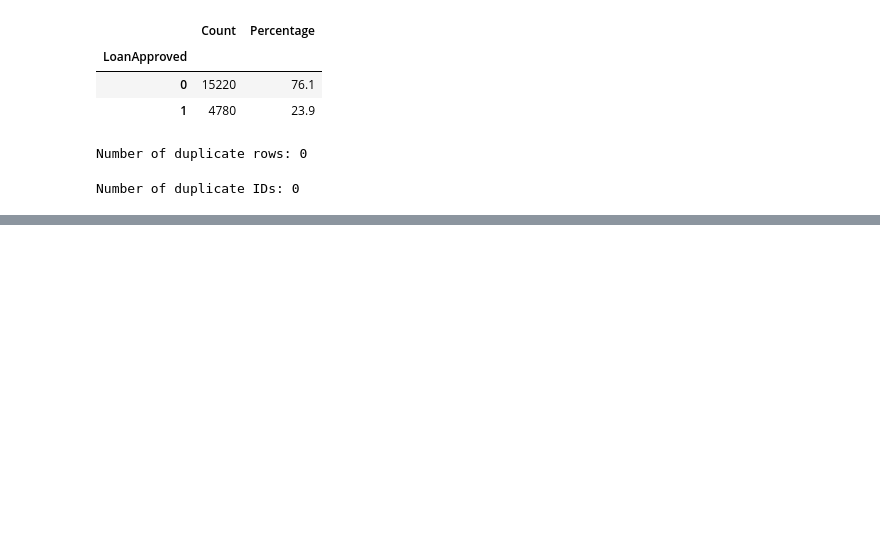
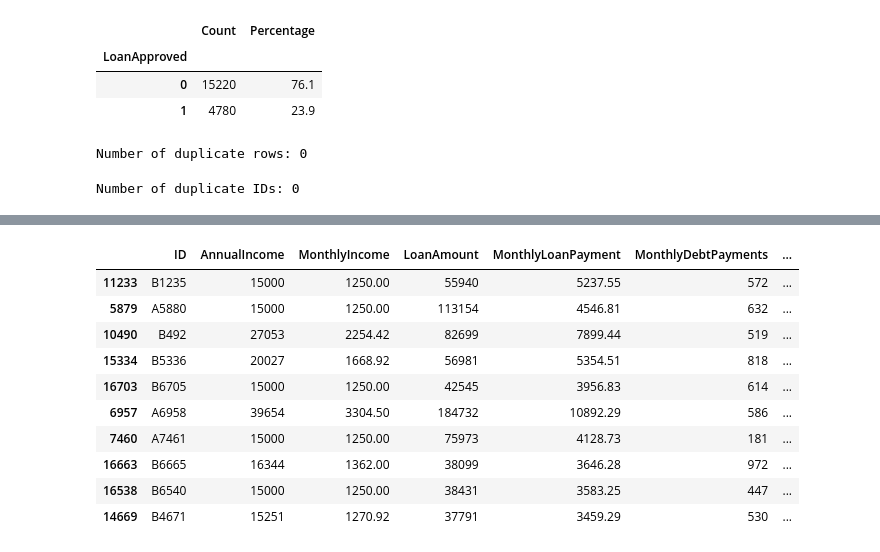
Before and after one commit to abilash3232-byte/CMP7005-PROGRAMMING-FOR-DATA-ANALYSIS, a Jupyter notebook: notebooks/CMP7005_PRAC.ipynb, the cells around one changed output, grey strips where cells are left out. Cells and saved outputs as stored; diff of their text form; code cells hidden in the pictures; blank space fills up the shorter version.

```diff
--- a/notebooks/CMP7005_PRAC.ipynb
+++ b/notebooks/CMP7005_PRAC.ipynb
@@ -569,0 +698,4 @@ Number of duplicate IDs: 0
+# %%
+cleaned_df["MaritalStatus"] = (
+    cleaned_df["MaritalStatus"].fillna(marital_mode)
+)
@@ -569,0 +1278,28 @@ Number of duplicate IDs: 0
+# %%
+cleaned_df.nlargest(
+    10,
+    "TotalDebtToIncomeRatio"
+)[
+    [
+        "ID",
+        "AnnualIncome",
+        "MonthlyIncome",
+        "LoanAmount",
+        "MonthlyLoanPayment",
+        "MonthlyDebtPayments",
+        "TotalDebtToIncomeRatio",
+        "LoanApproved"
+    ]
+]
+# %% [output]
+|  | ID | AnnualIncome | MonthlyIncome | LoanAmount | MonthlyLoanPayment | MonthlyDebtPayments | ... |
+| 11233 | B1235 | 15000 | 1250.00 | 55940 | 5237.55 | 572 | ... |
+| 5879 | A5880 | 15000 | 1250.00 | 113154 | 4546.81 | 632 | ... |
+| 10490 | B492 | 27053 | 2254.42 | 82699 | 7899.44 | 519 | ... |
+| 15334 | B5336 | 20027 | 1668.92 | 56981 | 5354.51 | 818 | ... |
+| 16703 | B6705 | 15000 | 1250.00 | 42545 | 3956.83 | 614 | ... |
+| 6957 | A6958 | 39654 | 3304.50 | 184732 | 10892.29 | 586 | ... |
+| 7460 | A7461 | 15000 | 1250.00 | 75973 | 4128.73 | 181 | ... |
+| 16663 | B6665 | 16344 | 1362.00 | 38099 | 3646.28 | 972 | ... |
+| 16538 | B6540 | 15000 | 1250.00 | 38431 | 3583.25 | 447 | ... |
+| 14669 | B4671 | 15251 | 1270.92 | 37791 | 3459.29 | 530 | ... |
```
Also changed, not shown: parts of 60 cells of this notebook, 1 other file.
